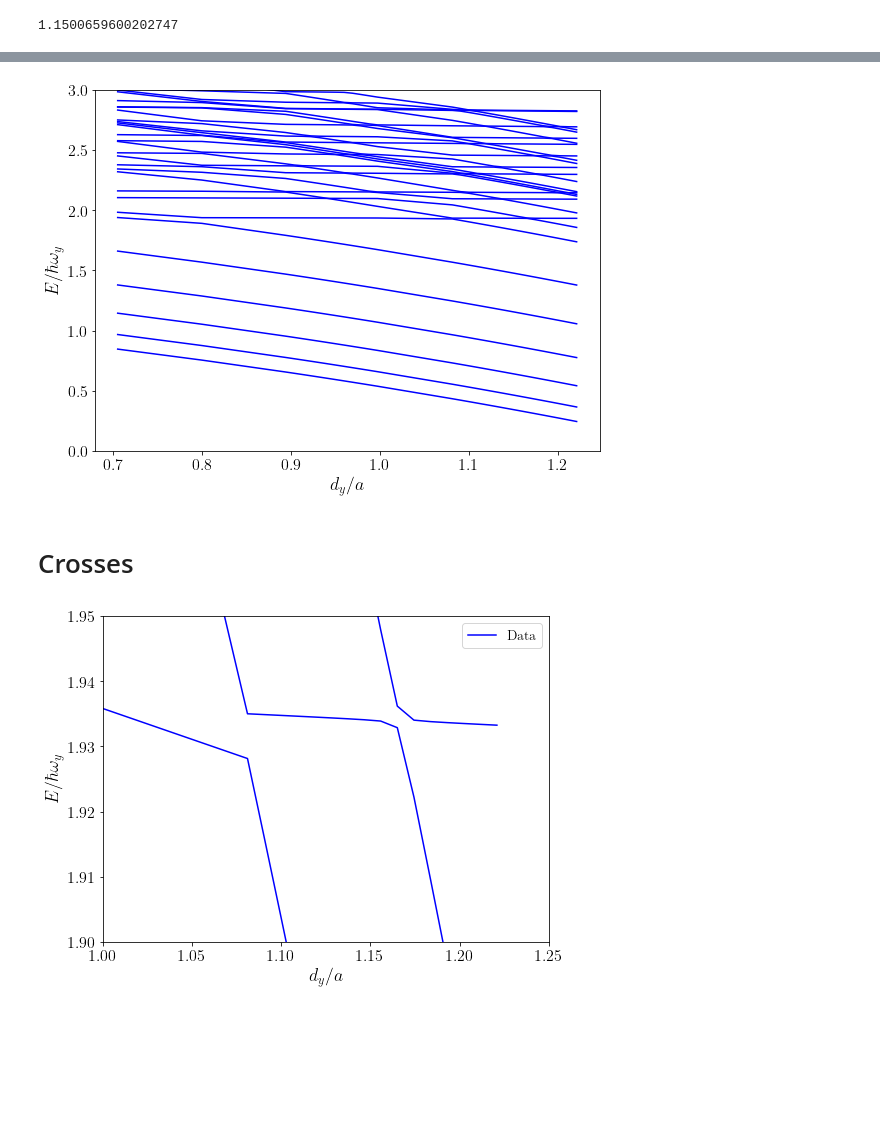
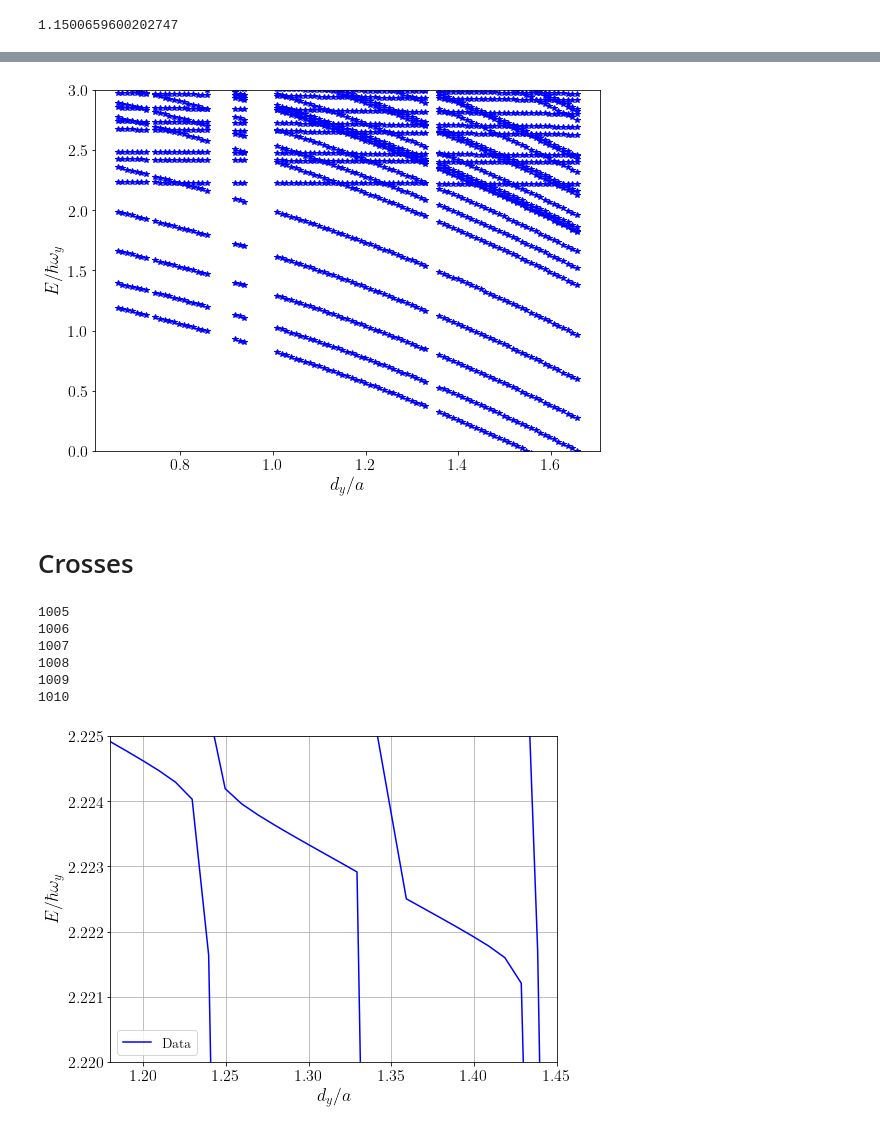
Before and after one commit to TsspGit/Ultracold_Atoms_src, a Jupyter notebook: Energies_Analysis_6604_4993_50.ipynb, the cells around one changed output, grey strips where cells are left out. Saved outputs shown, nothing was run; the diff lists cells and outputs as text; code cells hidden in the pictures; blank space fills up the shorter version.

```diff
--- a/Energies_Analysis_6604_4993_50.ipynb
+++ b/Energies_Analysis_6604_4993_50.ipynb
@@ -16,8 +21,5 @@ plt.rcParams['axes.titlesize']=18
 # %%
 # Parameters and Constants:
-delta, asc = np.loadtxt('Simulations/delta_asc_6604.txt')
-delta = delta.tolist()
-asc = asc.tolist()
 mass = 7.0160040 * 1.66053873e-27 / me # a.u
 alpha = 200 # a.u
 lambd = 1000 * 1e-9 / ao # a.u
@@ -27,8 +29,6 @@ Vy = alpha * Iy # a.u
 Iy = Vy/alpha
 wy = np.sqrt( 2 * Vy * ky**2 / mass)
 dho = np.sqrt(2 / (mass * wy))
-x = dho / asc
-x = np.sort(x)[::-1]
 print('wy [u.a]: ', wy/to)
 print('dho [u.a]: ', dho)
 # %% [output]
@@ -46,19 +41,11 @@ folder_path = "Simulations/ix6604_iy4993_iz50/"
-# %%
-delta_strings = list() # Substract the deltas from the filenames
-for file in os.listdir(folder_path):
-    for i in range(10):
-        try:
-            float(file[127:140-i])
-            delta_strings.append(file[127:140-i])
-            break
-        except:
-            continue
+# %%
+folder_path = "Simulations/q1d/ix6604_iy4993_iz50/config/"
 # %%
 Data = list()
 delta_nonreaded = list()
-for d in delta_strings:
+for d in delta:
     try:
-        Data.append(np.loadtxt(folder_path + f'Li7Li7_b_x20000_y20000_z20000_152rm8g2l50m10_102CM8g1L50M10_Li7a200_Li7a200_kx1000_ky1000_kz1000_ix6604_iy4993_iz50_LiLi_a3Sup_{d}_sinTnx6_sinTny6_sinTnz6/Ag_vsLiLi_500-800_75b.eva'))
+        Data.append(np.loadtxt(folder_path + f'Li7Li7_x10000_y10000_z10000_120rm8g2l60m14_68CM8g1L60M14_Li7a200_Li7a200_kx1000_ky1000_kz1000_ix6604_iy4993_iz50_LiLi_a3Sup_0{d}_sinTnx6_sinTny6_sinTnz6/Ag_vsLiLi_int_rm200_CM50_ddb.eva'))
     except:
         delta_nonreaded.append(d)
         continue
@@ -81,15 +78,15 @@ for key in dic.keys():
 # %%
 fig, ax = plt.subplots(figsize=(8,6))
 for i in range(least_bound_pos, least_bound_pos + 30):
-    ax.plot(x, dic['nivel_{}'.format(i)]/wy, 'b')
+    ax.plot(x, dic['nivel_{}'.format(i)]/wy, 'b*')
 ax.set_ylim(0, 3)
 ax.set_xlabel('$d_{y}/a$')
 ax.set_ylabel('$E/\hbar \omega_{y}$')
 plt.tight_layout()
-#fig.savefig('General_figures/Ix4993_Iy4993_Iz50/Ix4993_Iy4993_Iz50_Easc.png', dpi=200)
+fig.savefig('PRL_Sala_Results/Figures/Ix6604_Iy4993_Iz50_Easc.png', dpi=200)
 plt.show()
 # %% [output]
-[figure, old version]
+[figure, new version]
 # %% [markdown]
 # Crosses
 # %%
@@ -97,15 +94,23 @@ plt.show()
 # %%
 fig2, ax2 = plt.subplots(figsize=(8,6))
 xpol = np.linspace(x[0], x[-1], num=50)
-for i in range(least_bound_pos + 6, least_bound_pos + 12):
+for i in range(least_bound_pos + 4, least_bound_pos + 10):
+    print(i)
     ax2.plot(x, dic['nivel_{}'.format(i)]/wy, 'b')
-ax2.set_ylim(1.9, 1.95)
-ax2.set_xlim(1.0, 1.25)
+ax2.set_ylim(2.22, 2.225)
+ax2.set_xlim(1.18, 1.45)
 ax2.set_xlabel('$d_{y}/a$')
 ax2.set_ylabel('$E/\hbar \omega_{y}$')
 ax2.legend(['Data'], fontsize=14)
+plt.grid()
 plt.show()
 # %% [output]
+1005
+1006
+1007
+1008
+1009
+1010
-[figure, old version]
+[figure, new version]
 # %%
 fig3, ax3 = plt.subplots(figsize=(8,5))
```
Also changed, not shown: parts of 13 cells of this notebook, 19 other files.
